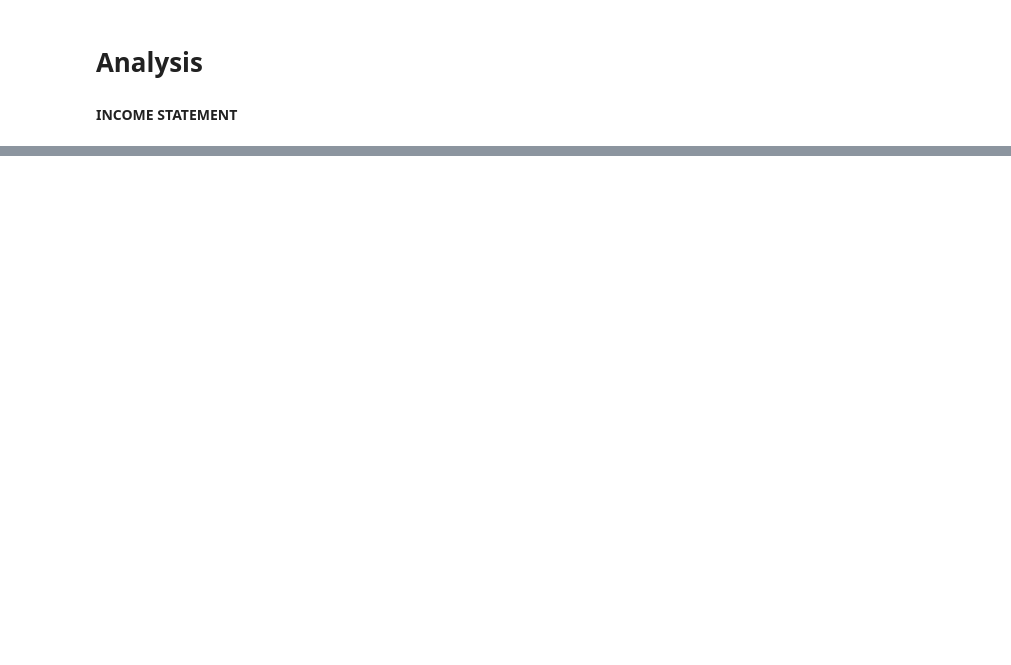
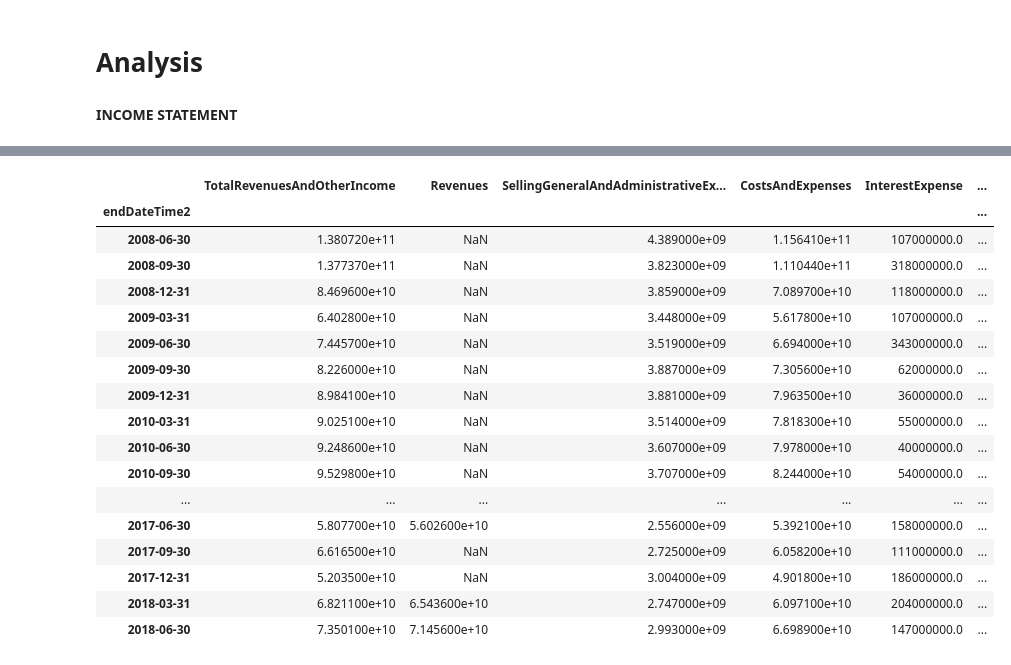
Before and after one commit to raymondmyu/trading, a Jupyter notebook: edgar/consolidated_analysis.ipynb, the cells around one changed output, grey strips where cells are left out. Saved outputs shown, nothing was run; the diff lists cells and outputs as text; code cells hidden in the pictures; blank space fills up the shorter version.

```diff
--- a/edgar/consolidated_analysis.ipynb
+++ b/edgar/consolidated_analysis.ipynb
@@ -141,0 +96,21 @@ F.query("endDateTime2=='2017-06-30' and isStartEndPeriod").Account.value_counts(
+# %%
+income
+# %% [output]
+|  | TotalRevenuesAndOtherIncome | Revenues | SellingGeneralAndAdministrativeEx... | CostsAndExpenses | InterestExpense | ... |
+| endDateTime2 |  |  |  |  |  | ... |
+| 2008-06-30 | 1.380720e+11 | NaN | 4.389000e+09 | 1.156410e+11 | 107000000.0 | ... |
+| 2008-09-30 | 1.377370e+11 | NaN | 3.823000e+09 | 1.110440e+11 | 318000000.0 | ... |
+| 2008-12-31 | 8.469600e+10 | NaN | 3.859000e+09 | 7.089700e+10 | 118000000.0 | ... |
+| 2009-03-31 | 6.402800e+10 | NaN | 3.448000e+09 | 5.617800e+10 | 107000000.0 | ... |
+| 2009-06-30 | 7.445700e+10 | NaN | 3.519000e+09 | 6.694000e+10 | 343000000.0 | ... |
+| 2009-09-30 | 8.226000e+10 | NaN | 3.887000e+09 | 7.305600e+10 | 62000000.0 | ... |
+| 2009-12-31 | 8.984100e+10 | NaN | 3.881000e+09 | 7.963500e+10 | 36000000.0 | ... |
+| 2010-03-31 | 9.025100e+10 | NaN | 3.514000e+09 | 7.818300e+10 | 55000000.0 | ... |
+| 2010-06-30 | 9.248600e+10 | NaN | 3.607000e+09 | 7.978000e+10 | 40000000.0 | ... |
+| 2010-09-30 | 9.529800e+10 | NaN | 3.707000e+09 | 8.244000e+10 | 54000000.0 | ... |
+| ... | ... | ... | ... | ... | ... | ... |
+| 2017-06-30 | 5.807700e+10 | 5.602600e+10 | 2.556000e+09 | 5.392100e+10 | 158000000.0 | ... |
+| 2017-09-30 | 6.616500e+10 | NaN | 2.725000e+09 | 6.058200e+10 | 111000000.0 | ... |
+| 2017-12-31 | 5.203500e+10 | NaN | 3.004000e+09 | 4.901800e+10 | 186000000.0 | ... |
+| 2018-03-31 | 6.821100e+10 | 6.543600e+10 | 2.747000e+09 | 6.097100e+10 | 204000000.0 | ... |
+| 2018-06-30 | 7.350100e+10 | 7.145600e+10 | 2.993000e+09 | 6.698900e+10 | 147000000.0 | ... |
```
Also changed, not shown: parts of 15 cells of this notebook, 7 other files.
